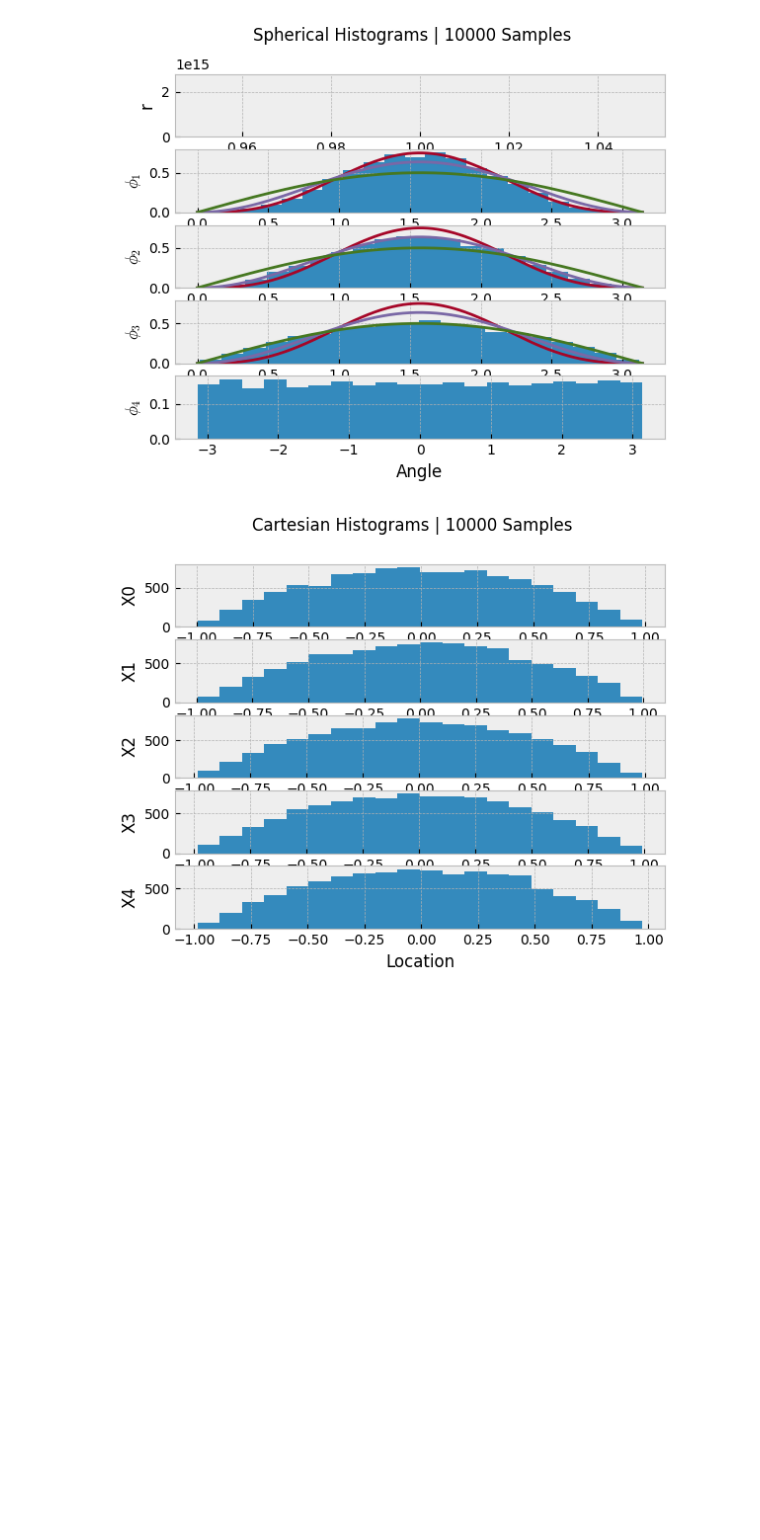
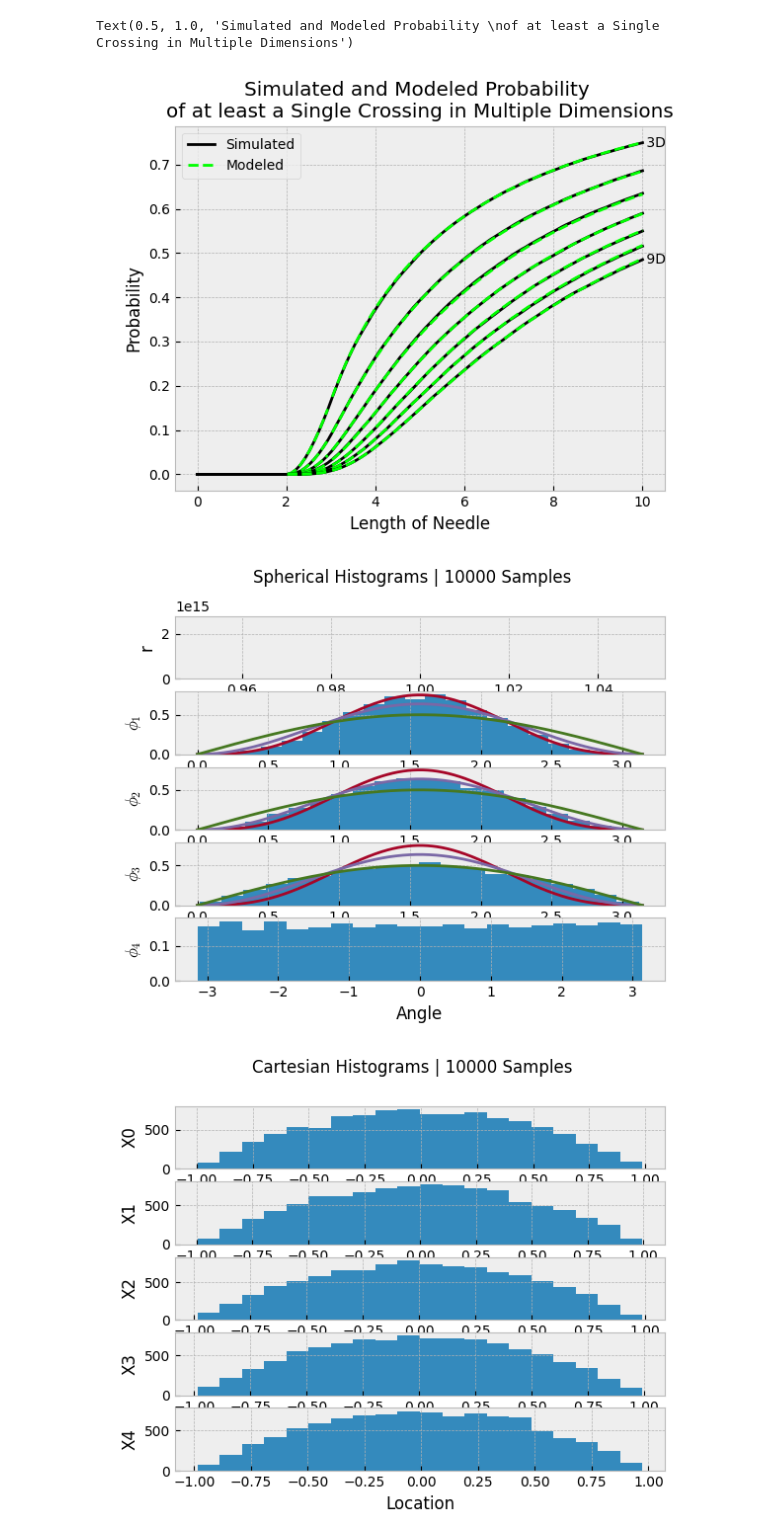
Before and after one commit to aechoi/buffon_extension, a Jupyter notebook: src/demo_notebook.ipynb, the cells around one changed output. Cells and saved outputs as stored; diff of their text form; code cells hidden in the pictures; blank space fills up the shorter version.

```diff
--- a/src/demo_notebook.ipynb
+++ b/src/demo_notebook.ipynb
@@ -49,3 +17,63 @@ Text(0.5, 1.0, 'Simulated and Modeled Probability \nof at least a Single Crossin
+# %%
+importlib.reload(sampling)
+
+samples = 100000
+dims = np.arange(3, 10, 1)
+lengths = np.linspace(0, 10, 100)
+hyperplanes = 1
+spacing = np.array([1])
+c = 3
+s0 = spacing[0]
+
+fig, ax = plt.subplots()
+for idx, dim in enumerate(tqdm(dims)):
+
+    xs = np.random.random((samples, dim))
+    hypersphere = sampling.get_samples_gaussian(samples, dim)
+    sim_probs = sampling.get_sim_prob_ge(samples, dim, lengths, c, hyperplanes, spacing)
+    # sim_probs = sampling.get_sim_prob_e(samples, dim, lengths, c, hyperplanes, spacing)
+
+    ax.plot(lengths, sim_probs, "k")
+
+    # modeled_prob = modeling.prob_of_crossing_vs_length(lengths, dim, N=hyperplanes)
+    # ax.plot(lengths, modeled_prob, "--", color=(0, 1, 0))
+
+    r = lengths
+    r_ml = r[r>spacing[0]*(c-1)]
+    gamma = s0*(c-1)/r_ml
+    loop_sum_1 = np.sum([spec.beta((dim-2*i)/2, 0.5)/(1-gamma**2)**i for i in range(1, int((dim-2)/2)+1)], axis=0)
+
+    r_l = r[r>spacing[0]*c]
+    gamma_2 = s0*c/r_l
+    loop_sum_2 = np.sum([spec.beta((dim-2*i)/2, 0.5)/(1-gamma_2**2)**i for i in range(1, int((dim-2)/2)+1)], axis=0)
+
+    if dim%2 == 0:
+        modeled_prob_m = r_ml/(np.pi*s0) * ((1-gamma**2)**((dim-1)/2)*(spec.beta(dim/2, 0.5) + gamma**2*loop_sum_1) - 2*gamma*np.arccos(gamma))
+        modeled_prob_l_correction = r_l/(np.pi*s0) * ((1-gamma_2**2)**((dim-1)/2)*(spec.beta(dim/2, 0.5) + gamma_2**2*loop_sum_2) - 2*gamma_2*np.arccos(gamma_2))
+    if dim%2 == 1:
+        modeled_prob_m = r_ml/(np.pi*s0) * ((1-gamma**2)**((dim-1)/2)*(spec.beta(dim/2, 0.5) + gamma**2*loop_sum_1) - np.pi*gamma*(1-gamma))
+        modeled_prob_l_correction = r_l/(np.pi*s0) * ((1-gamma_2**2)**((dim-1)/2)*(spec.beta(dim/2, 0.5) + gamma_2**2*loop_sum_2) - np.pi*gamma_2*(1-gamma_2))
+
+    modeled_prob_l = modeled_prob_m[r_ml>spacing[0]*c] - modeled_prob_l_correction
+
+    ax.plot(r_l, modeled_prob_l, "--", color=(0, 1, 0))
+    ax.plot(r_ml[r_ml<s0*c], modeled_prob_m[r_ml<s0*c], "--", color=(0, 1, 0))
+
+    # if dim%2 == 1:
+    #     ax.plot(r, modeled_prob, "--", color=(0, 1, 0))
+
+    if idx==0:
+        ax.text(lengths[-1], sim_probs[-1], f" {dim}D", verticalalignment="center")
+        ax.legend(["Simulated", "Modeled"])
+    # ax.plot(lengths[lengths<1], lengths[lengths<1]*spec.gamma(dim/2)/spec.gamma(0.5)/spec.gamma(dim/2+0.5))
+
+ax.text(lengths[-1], sim_probs[-1], f" {dim}D", verticalalignment="center")
+ax.set_xlabel("Length of Needle")
+ax.set_ylabel("Probability")
+ax.set_title("Simulated and Modeled Probability \nof at least a Single Crossing in Multiple Dimensions")
+# %% [output]
+Text(0.5, 1.0, 'Simulated and Modeled Probability \nof at least a Single Crossing in Multiple Dimensions')
+[figure, added]
 # %%
 importlib.reload(sampling)
 hypersphere = sampling.get_samples_gaussian(n_samples=10000, n_dims=5)
```
Also changed, not shown: parts of 1 cell of this notebook, 1 other file.
